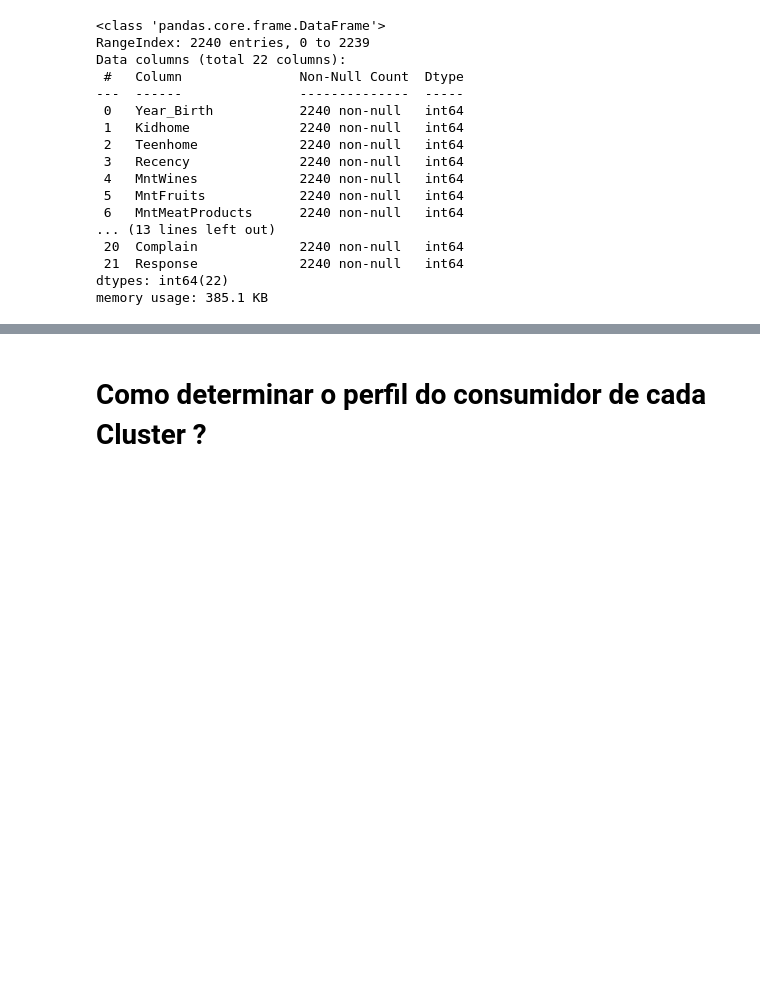
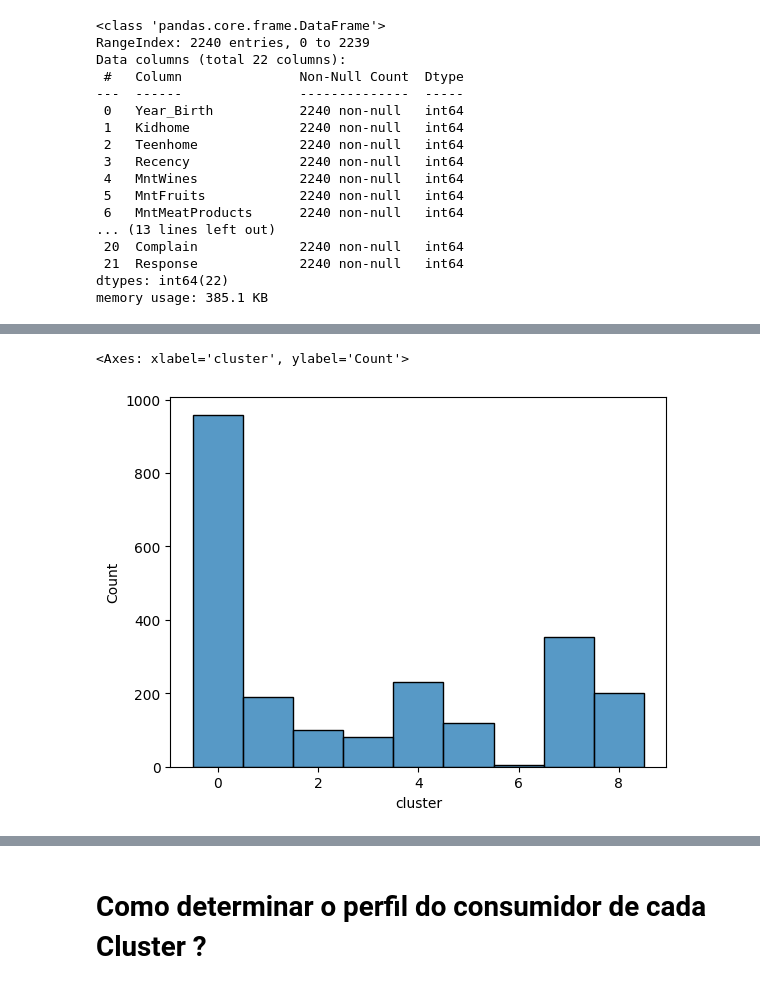
Before and after one commit to EduPekUfpr/PythonProject, a Jupyter notebook: LDS_Cluster_Customer_Example.ipynb, the cells around one changed output, grey strips where cells are left out. Drawn from its saved outputs; the diff is of its cells as text; code cells hidden in the pictures; blank space fills up the shorter version.

```diff
--- a/LDS_Cluster_Customer_Example.ipynb
+++ b/LDS_Cluster_Customer_Example.ipynb
@@ -165,3 +165,8 @@ array([1, 0, 0, ..., 1, 1, 0], dtype=int32)
+# %%
+sns.histplot(df_cluster['cluster'],discrete=True)
+# %% [output]
+<Axes: xlabel='cluster', ylabel='Count'>
+[figure, added]
 # %%
 df_cluster = df_cust.copy()
 df_cluster["cluster"] = k_means_labels
```
Also changed, not shown: parts of 4 cells of this notebook, 3 other files.
